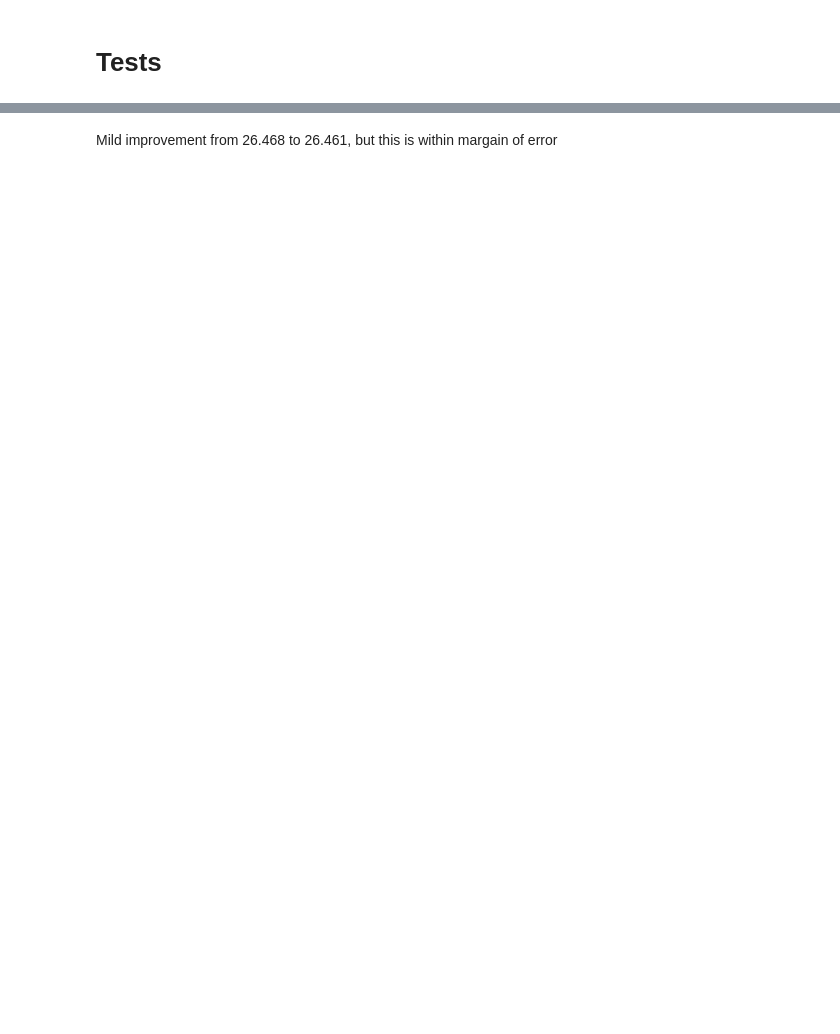
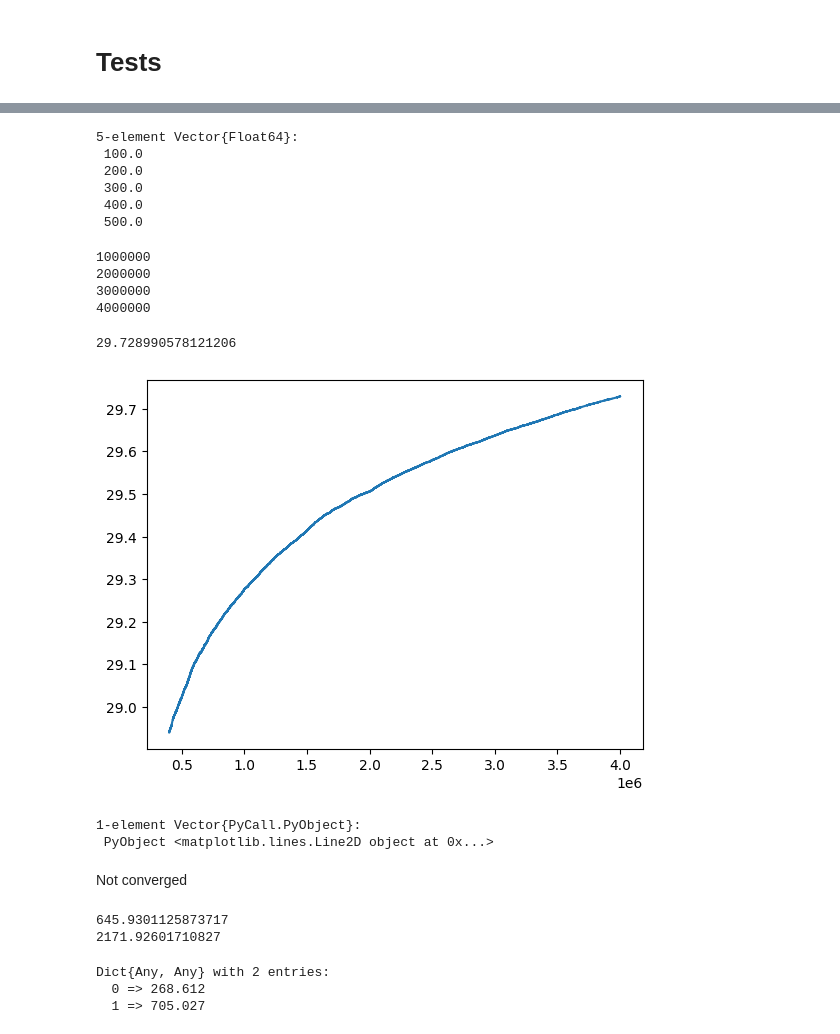
Before and after one commit to fairleyl/PhD-Code, a Jupyter notebook: Problem-Suite-Test.ipynb, the cells around one changed output, grey strips where cells are left out. Saved outputs shown, nothing was run; the diff lists cells and outputs as text; code cells hidden in the pictures; blank space fills up the shorter version.

```diff
--- a/Problem-Suite-Test.ipynb
+++ b/Problem-Suite-Test.ipynb
@@ -156,7 +156,7 @@ end
 v (generic function with 1 method)
 # %%
 #version of v that takes flows for the features
-function v(s, flows, params, features)
+function v(s::Vector{Int64}, flows::Vector{Float64}, params::Vector{Float64}, features::Vector{Function})
     N = length(params)
     return params[1] + sum(params[i]*features[i-1](s, flows) for i in 2:N)
 end
@@ -4942,0 +4966,22 @@ smarpeTabST_epsSoft_onPolicy (generic function with 1 method)
+# %%
+#calculates v from seperate ve and vn tables
+function v(s::Vector{Int64}, N::Int64, flows::Vector{Float64}, ve::Dict, vn::Dict)
+    substates = subStates(s, N, flows)
+    sis = substates[1]
+    sn = substates[2]
+
+    v = 0.0
+    for i in 1:N
+        si = sis[i]
+        v += ve[i,si]
+    end
+
+    v += vn[sn]
+
+    return v
+end
+
+function v(s,N,alpha_d, alpha_r, beta, tau, c0, c1, r, ve, vn)
+    flowsAndCost = calculateFlows(s,N,alpha_d, alpha_r, beta, tau, c0, c1, r)
+    return v(s, N, flowsAndCost[1], ve, vn)
+end
@@ -5262,2 +5332,54 @@ Policy Constructed
-# %% [markdown]
-Mild improvement from 26.468 to 26.461, but this is within margain of error
+# %%
+N = 5
+function tau(x)
+    return x
+end
+
+alpha_d = [0.01*i for i in 1:N]
+alpha_r = [0.001*i for i in 1:N]
+beta=10.0
+c0=[1.0*i for i in 1:N]
+c1=100.0
+r=[100.0*i for i in 1:N]
+# %% [output]
+5-element Vector{Float64}:
+ 100.0
+ 200.0
+ 300.0
+ 400.0
+ 500.0
+# %%
+nMax = 4000000
+resultNewVFA = smarviNewVFA_ST(N,alpha_d, alpha_r, beta, tau, c0, c1, r, nMax, 1.0, 10.0, 0.1; stepsizeType = "varyByNumVisits", printProgress = true, modCounter = 1000000)
+resultNewVFA[3]
+# %% [output]
+1000000
+2000000
+3000000
+4000000
+29.728990578121206
+# %%
+start = floor(Int64, nMax/10)
+#start = 1
+finish = nMax
+PyPlot.plot(start:finish,resultNewVFA[4][start:finish])
+# %% [output]
+[figure, added]
+1-element Vector{PyCall.PyObject}:
+ PyObject <matplotlib.lines.Line2D object at 0x...>
+# %% [markdown]
+Not converged
+# %%
+ve = resultNewVFA[1]
+vn = resultNewVFA[2]
+println(v([1,1,1,1,1],N,alpha_d, alpha_r, beta, tau, c0, c1, r, ve, vn))
+println(v([3,3,3,3,3],N,alpha_d, alpha_r, beta, tau, c0, c1, r, ve, vn))
+# %% [output]
+645.9301125873717
+2171.92601710827
+# %%
+vn
+# %% [output]
+Dict{Any, Any} with 2 entries:
+  0 => 268.612
+  1 => 705.027
```
Also changed, not shown: parts of 51 cells of this notebook, 1 other file.
